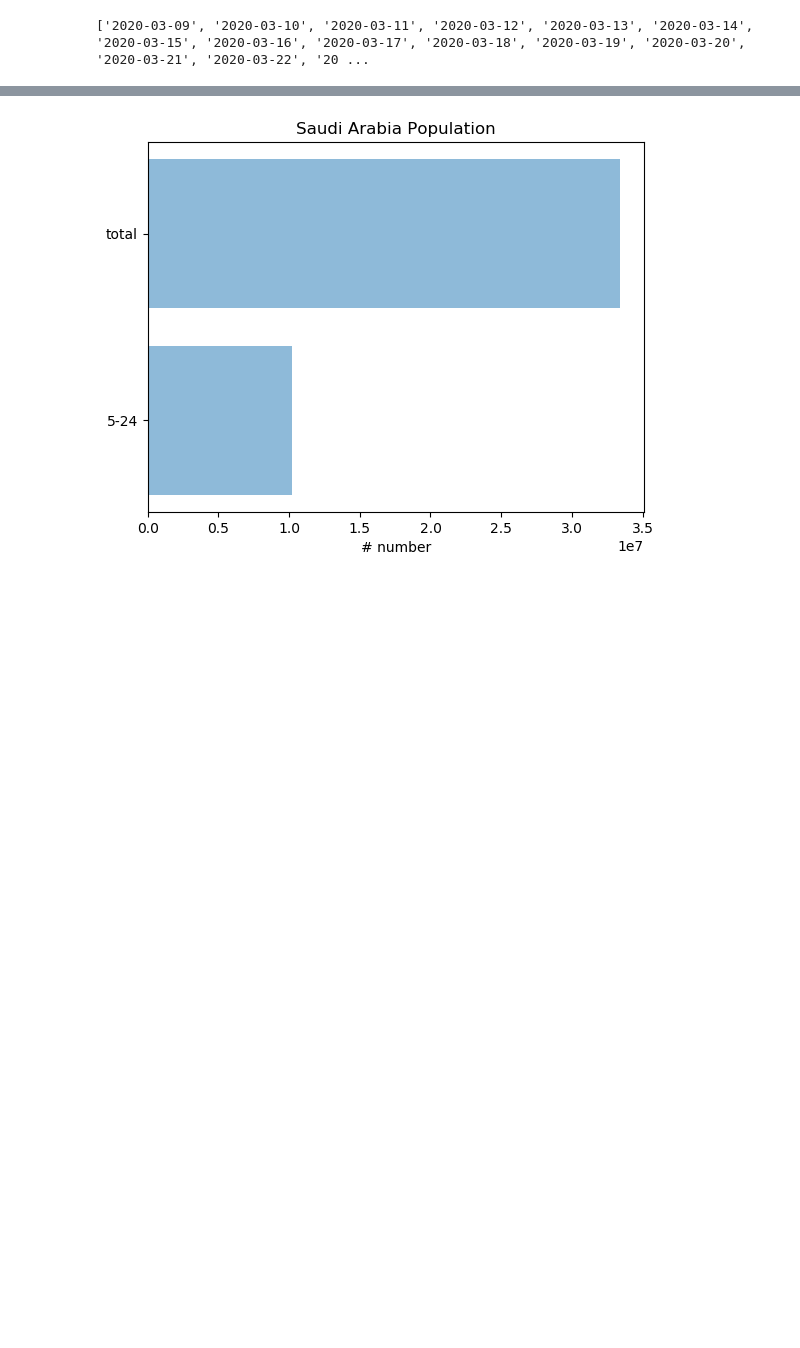
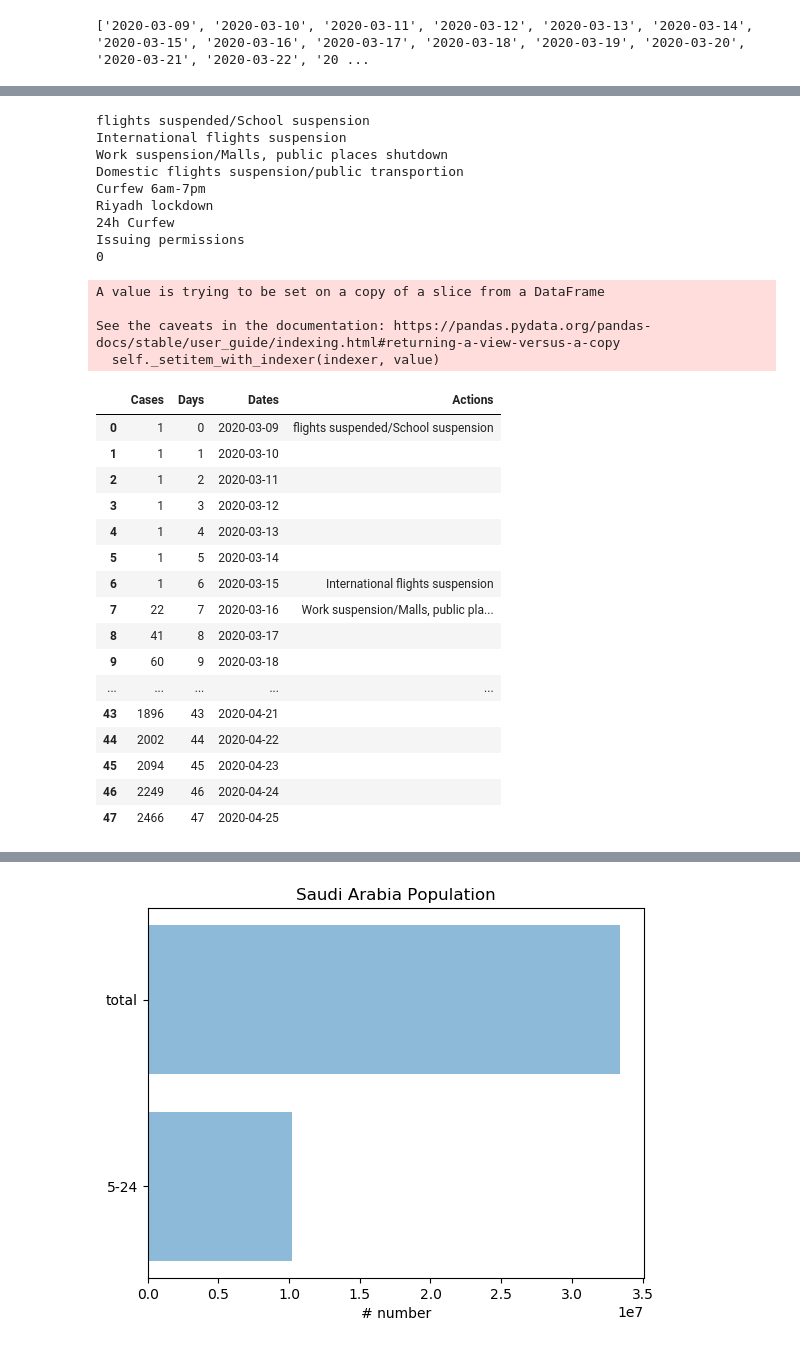
Before and after one commit to athlatif/COVID-19_Paper, a Jupyter notebook: COVID-19 paper.ipynb, the cells around one changed output, grey strips where cells are left out. Drawn from its saved outputs; the diff is of its cells as text; code cells hidden in the pictures; blank space fills up the shorter version.

```diff
--- a/COVID-19 paper.ipynb
+++ b/COVID-19 paper.ipynb
@@ -177,3 +233,73 @@ ValueError: x and y must have same first dimension, but have shapes (49,) and (1
+# %%
+Cases_df = list(saudi_cases['Cases'])
+Days_df = list(saudi_cases['Day'])
+Date_df = list(saudi_cases['Date'])
+
+
+column_names = ["Cases", "Days", "Dates"]
+
+ActionsDates = ['2020-03-09','2020-03-15','2020-03-16','2020-03-21','2020-03-23','2020-03-26','2020-04-06','2020-04-12']
+ActionsValues = ['flights suspended/School suspension','International flights suspension','Work suspension/Malls, public places shutdown','Domestic flights suspension/public transportion','Curfew 6am-7pm','Riyadh lockdown','24h Curfew','Issuing permissions']
+
+ActionsValues1 = []
+
+
+events = pd.DataFrame(columns = column_names)
+events['Cases'] = Cases_df
+events['Days'] = Days_df
+events['Dates'] = Date_df
+events['Actions'] = ""
+i = 0
+
+for w in range(0,7):
+    events.Cases.iloc[w] = 1
+
+for w in ActionsDates:
+    for x in range(0,len(list(events['Dates']))):
+        if(events.Dates.iloc[x] == w):
+            events.Actions.iloc[x] = ActionsValues[i]
+
+    print(ActionsValues[i])
+    i = i +1
+print(len(list(ActionsValues1)))
+events.head(48)
+
+evDays = events['Days']
+evActions = events['Actions']
+events.head(48)
+#events['Actions'] = ActionsValues1
+# Day - Date - Cases
+# %% [output]
+flights suspended/School suspension
+International flights suspension
+Work suspension/Malls, public places shutdown
+Domestic flights suspension/public transportion
+Curfew 6am-7pm
+Riyadh lockdown
+24h Curfew
+Issuing permissions
+0
+A value is trying to be set on a copy of a slice from a DataFrame
+
+See the caveats in the documentation: https://pandas.pydata.org/pandas-docs/stable/user_guide/indexing.html#returning-a-view-versus-a-copy
+  self._setitem_with_indexer(indexer, value)
+|  | Cases | Days | Dates | Actions |
+| 0 | 1 | 0 | 2020-03-09 | flights suspended/School suspension |
+| 1 | 1 | 1 | 2020-03-10 |  |
+| 2 | 1 | 2 | 2020-03-11 |  |
+| 3 | 1 | 3 | 2020-03-12 |  |
+| 4 | 1 | 4 | 2020-03-13 |  |
+| 5 | 1 | 5 | 2020-03-14 |  |
+| 6 | 1 | 6 | 2020-03-15 | International flights suspension |
+| 7 | 22 | 7 | 2020-03-16 | Work suspension/Malls, public pla... |
+| 8 | 41 | 8 | 2020-03-17 |  |
+| 9 | 60 | 9 | 2020-03-18 |  |
+| ... | ... | ... | ... | ... |
+| 43 | 1896 | 43 | 2020-04-21 |  |
+| 44 | 2002 | 44 | 2020-04-22 |  |
+| 45 | 2094 | 45 | 2020-04-23 |  |
+| 46 | 2249 | 46 | 2020-04-24 |  |
+| 47 | 2466 | 47 | 2020-04-25 |  |
 # %%
 from scipy.interpolate import splrep, splev
 
```
Also changed, not shown: parts of 8 cells of this notebook, 9 other files.
